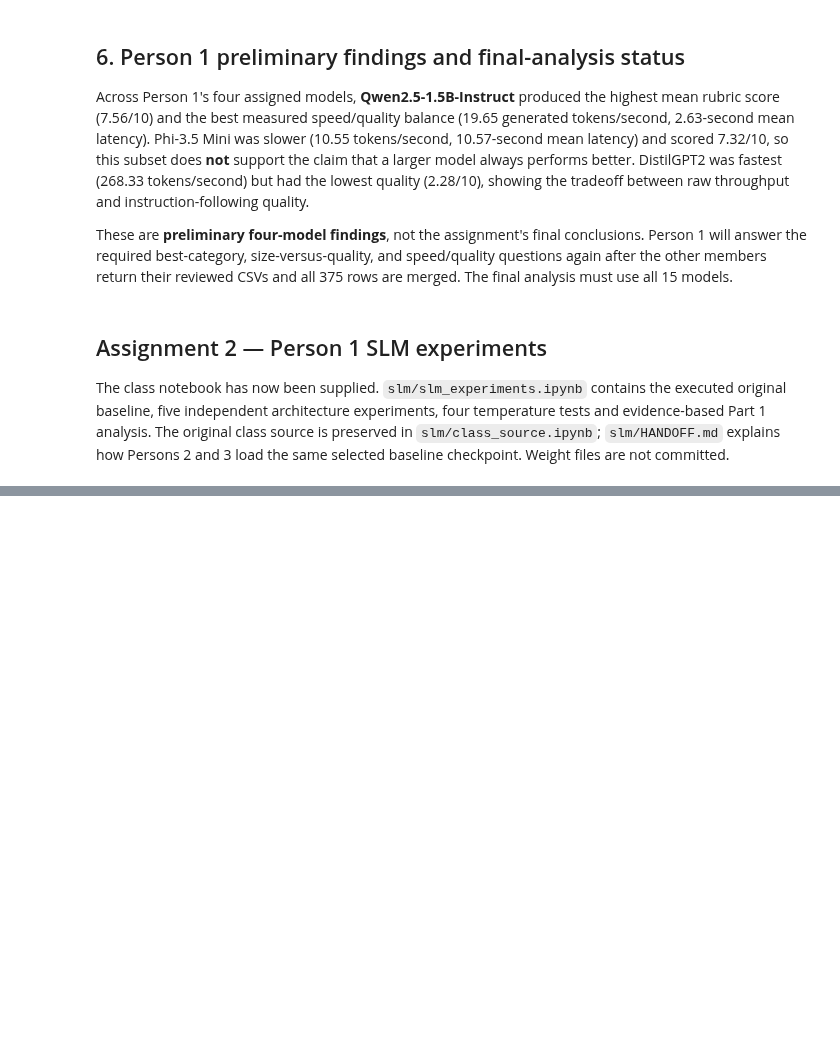
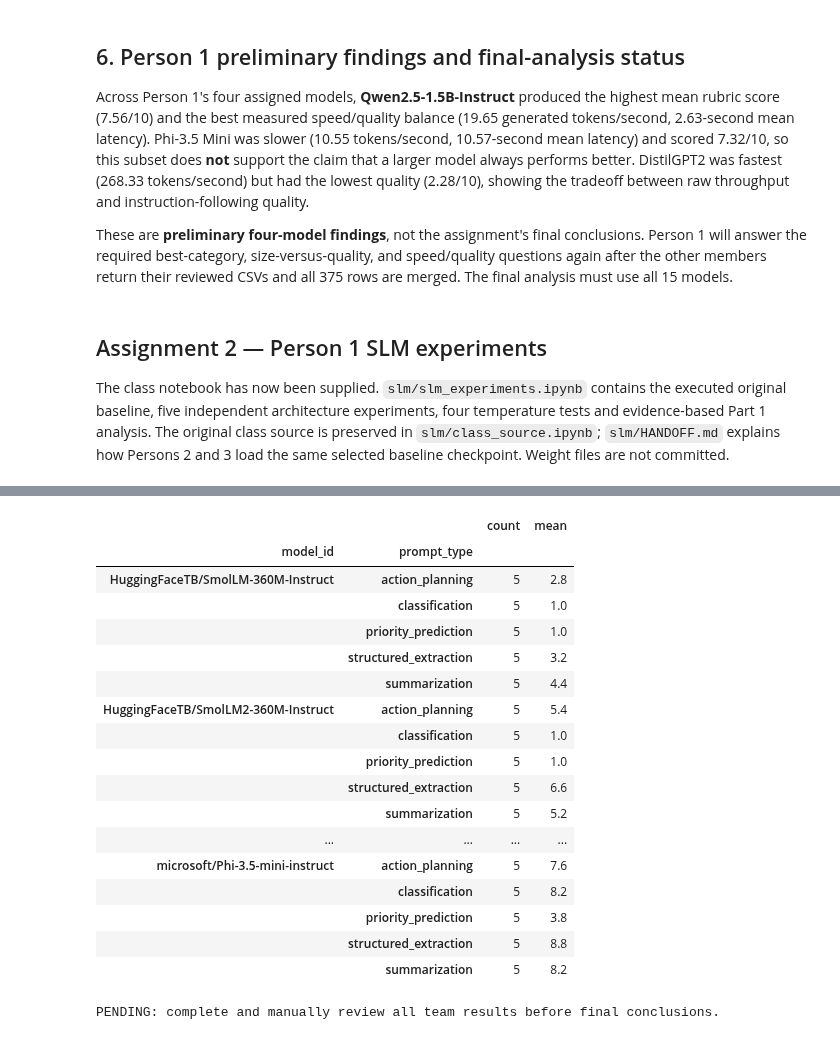
Before and after one commit to HestiaaAI/12_HestiaaAI, a Jupyter notebook: a7/multi_model_system.ipynb, the cells around one changed output, grey strips where cells are left out. Drawn from its saved outputs; the diff is of its cells as text; code cells hidden in the pictures; blank space fills up the shorter version.

```diff
--- a/a7/multi_model_system.ipynb
+++ b/a7/multi_model_system.ipynb
@@ -208,0 +249,8 @@ load the same selected baseline checkpoint. Weight files are not committed.
+# %%
+if not models.empty:
+    display(models.sort_values('mean_quality', ascending=False))
+    display(data[data.status.eq('ok')].groupby(['model_id', 'prompt_type'])[
+        'self_evaluation_score_1_to_10'].agg(['count', 'mean']))
+if coverage.successful.sum() < 375 or coverage.scored.sum() < 375:
+    print('PENDING: complete and manually review all team results before final conclusions.')
+# %% [output]
@@ -208,0 +263,19 @@ load the same selected baseline checkpoint. Weight files are not committed.
+|  |  | count | mean |
+| model_id | prompt_type |  |  |
+| HuggingFaceTB/SmolLM-360M-Instruct | action_planning | 5 | 2.8 |
+|  | classification | 5 | 1.0 |
+|  | priority_prediction | 5 | 1.0 |
+|  | structured_extraction | 5 | 3.2 |
+|  | summarization | 5 | 4.4 |
+| HuggingFaceTB/SmolLM2-360M-Instruct | action_planning | 5 | 5.4 |
+|  | classification | 5 | 1.0 |
+|  | priority_prediction | 5 | 1.0 |
+|  | structured_extraction | 5 | 6.6 |
+|  | summarization | 5 | 5.2 |
+| ... | ... | ... | ... |
+| microsoft/Phi-3.5-mini-instruct | action_planning | 5 | 7.6 |
+|  | classification | 5 | 8.2 |
+|  | priority_prediction | 5 | 3.8 |
+|  | structured_extraction | 5 | 8.8 |
+|  | summarization | 5 | 8.2 |
+PENDING: complete and manually review all team results before final conclusions.
```
Also changed, not shown: parts of 9 cells of this notebook, 23 other files.
